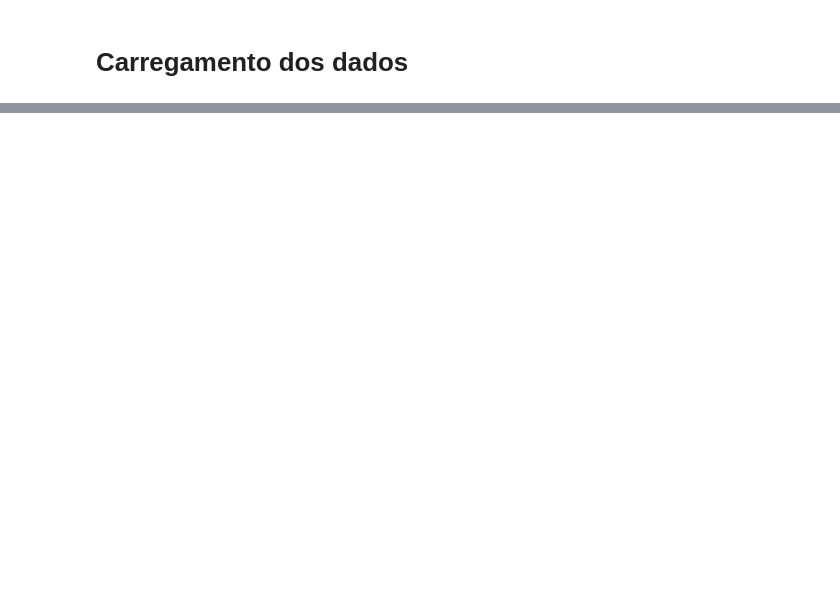
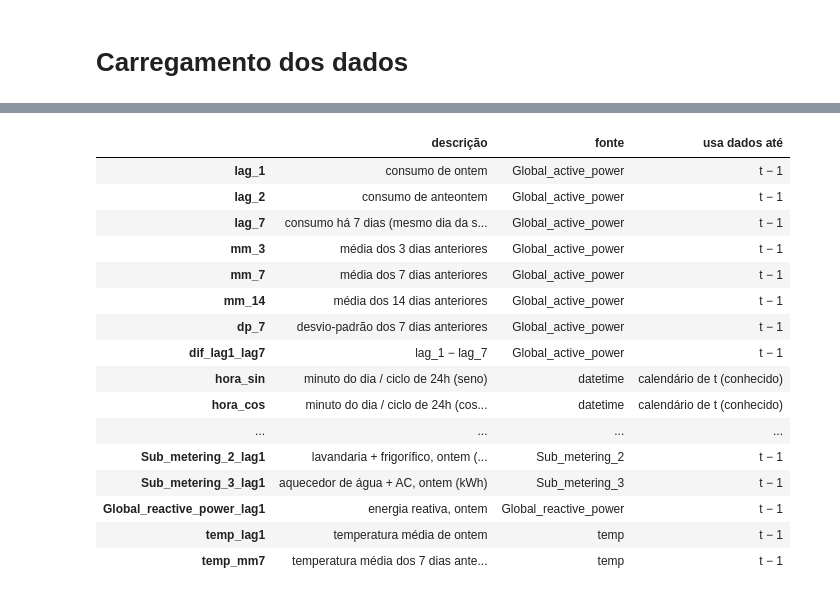
Before and after one commit to leonorrebola9/LusoEnergy_Project, a Jupyter notebook: 02_parteIII.ipynb, the cells around one changed output, grey strips where cells are left out. Saved outputs shown, nothing was run; the diff lists cells and outputs as text; code cells hidden in the pictures; blank space fills up the shorter version.

```diff
--- a/02_parteIII.ipynb
+++ b/02_parteIII.ipynb
@@ -373,0 +170,79 @@ print("Nunca escolhidas por nenhum método:", final.index[final["nº métodos"]
+# %%
+FONTE = {
+    "lag_1": "Global_active_power",
+    "lag_2": "Global_active_power",
+    "lag_7": "Global_active_power",
+    "mm_3": "Global_active_power",
+    "mm_7": "Global_active_power",
+    "mm_14": "Global_active_power",
+    "dp_7": "Global_active_power",
+    "dif_lag1_lag7": "Global_active_power",
+    "hora_sin": "datetime",
+    "hora_cos": "datetime",
+    "fim_semana": "datetime",
+    "dow_sin": "datetime",
+    "dow_cos": "datetime",
+    "mes_sin": "datetime",
+    "mes_cos": "datetime",
+    "feriado": "datetime",
+    "vespera_feriado": "datetime",
+    "Sub_metering_1_lag1": "Sub_metering_1",
+    "Sub_metering_2_lag1": "Sub_metering_2",
+    "Sub_metering_3_lag1": "Sub_metering_3",
+    "Global_reactive_power_lag1": "Global_reactive_power",
+    "temp_lag1": "temp",
+    "temp_mm7": "temp",
+}
+
+DESC = {
+    "lag_1": "consumo de ontem",
+    "lag_2": "consumo de anteontem",
+    "lag_7": "consumo há 7 dias (mesmo dia da semana)",
+    "mm_3": "média dos 3 dias anteriores",
+    "mm_7": "média dos 7 dias anteriores",
+    "mm_14": "média dos 14 dias anteriores",
+    "dp_7": "desvio-padrão dos 7 dias anteriores",
+    "dif_lag1_lag7": "lag_1 − lag_7",
+    "hora_sin": "minuto do dia / ciclo de 24h (seno)",
+    "hora_cos": "minuto do dia / ciclo de 24h (cosseno)",
+    "fim_semana": "dia a prever é sábado/domingo",
+    "dow_sin": "dia da semana (seno)",
+    "dow_cos": "dia da semana (cosseno)",
+    "mes_sin": "mês (seno)",
+    "mes_cos": "mês (cosseno)",
+    "feriado": "dia a prever é feriado (FR)",
+    "vespera_feriado": "dia a prever é véspera de feriado",
+    "Sub_metering_1_lag1": "cozinha, ontem (kWh)",
+    "Sub_metering_2_lag1": "lavandaria + frigorífico, ontem (kWh)",
+    "Sub_metering_3_lag1": "aquecedor de água + AC, ontem (kWh)",
+    "Global_reactive_power_lag1": "energia reativa, ontem",
+    "temp_lag1": "temperatura média de ontem",
+    "temp_mm7": "temperatura média dos 7 dias anteriores",
+}
+
+assert set(FONTE) == set(X_all.columns) == set(DESC)
+
+tab_feat = pd.DataFrame({"descrição": DESC, "fonte": FONTE})
+tab_feat["usa dados até"] = [
+    "t − 1" if f != "datetime" else "calendário de t (conhecido)"
+    for f in tab_feat["fonte"]
+]
+tab_feat
+# %% [output]
+|  | descrição | fonte | usa dados até |
+| lag_1 | consumo de ontem | Global_active_power | t − 1 |
+| lag_2 | consumo de anteontem | Global_active_power | t − 1 |
+| lag_7 | consumo há 7 dias (mesmo dia da s... | Global_active_power | t − 1 |
+| mm_3 | média dos 3 dias anteriores | Global_active_power | t − 1 |
+| mm_7 | média dos 7 dias anteriores | Global_active_power | t − 1 |
+| mm_14 | média dos 14 dias anteriores | Global_active_power | t − 1 |
+| dp_7 | desvio-padrão dos 7 dias anteriores | Global_active_power | t − 1 |
+| dif_lag1_lag7 | lag_1 − lag_7 | Global_active_power | t − 1 |
+| hora_sin | minuto do dia / ciclo de 24h (seno) | datetime | calendário de t (conhecido) |
+| hora_cos | minuto do dia / ciclo de 24h (cos... | datetime | calendário de t (conhecido) |
+| ... | ... | ... | ... |
+| Sub_metering_2_lag1 | lavandaria + frigorífico, ontem (... | Sub_metering_2 | t − 1 |
+| Sub_metering_3_lag1 | aquecedor de água + AC, ontem (kWh) | Sub_metering_3 | t − 1 |
+| Global_reactive_power_lag1 | energia reativa, ontem | Global_reactive_power | t − 1 |
+| temp_lag1 | temperatura média de ontem | temp | t − 1 |
+| temp_mm7 | temperatura média dos 7 dias ante... | temp | t − 1 |
```
Also changed, not shown: parts of 43 cells of this notebook, 4 other files.
